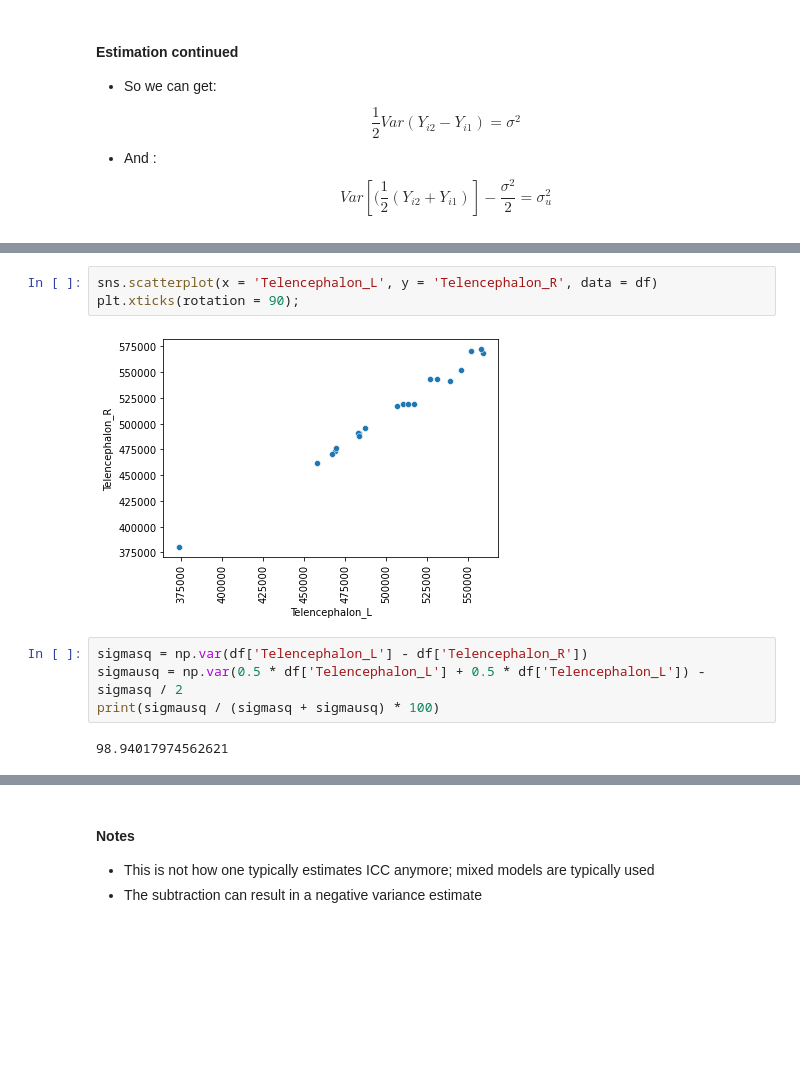
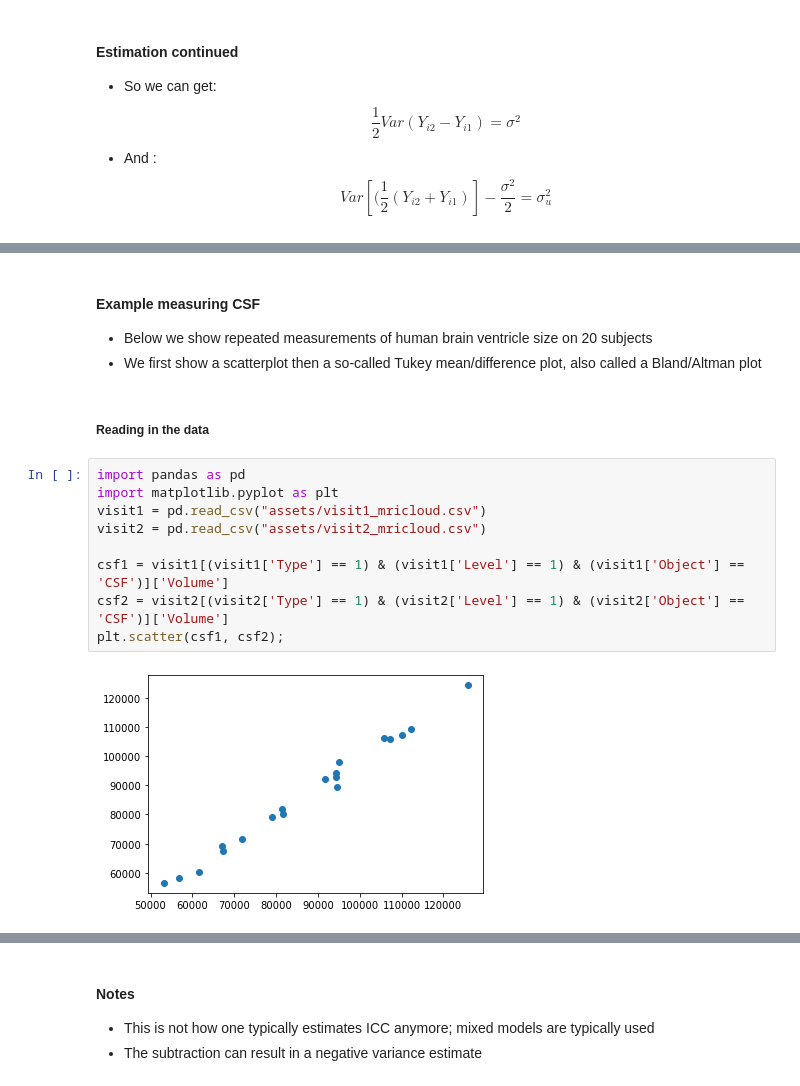
Before and after one commit to smart-stats/odsc_2023, a Jupyter notebook: part_2.ipynb, the cells around one changed output, grey strips where cells are left out. Cells and saved outputs as stored; diff of their text form; blank space fills up the shorter version.

```diff
--- a/part_2.ipynb
+++ b/part_2.ipynb
@@ -98,11 +78,18 @@ df.head(4)
-# %%
-sns.scatterplot(x = 'Telencephalon_L', y = 'Telencephalon_R', data = df)
-plt.xticks(rotation = 90);
-# %% [output]
-[figure, removed]
-# %%
-sigmasq = np.var(df['Telencephalon_L'] - df['Telencephalon_R'])
-sigmausq = np.var(0.5 * df['Telencephalon_L'] + 0.5 * df['Telencephalon_L']) - sigmasq / 2
-print(sigmausq / (sigmasq + sigmausq) * 100)
-# %% [output]
-98.94017974562621
+# %% [markdown]
+#### Example measuring CSF
+
++ Below we show repeated measurements of human brain ventricle size on 20 subjects
++ We first show a scatterplot then a so-called Tukey mean/difference plot, also called a Bland/Altman plot
+# %% [markdown]
+##### Reading in the data
+# %%
+import pandas as pd
+import matplotlib.pyplot as plt
+visit1 = pd.read_csv("assets/visit1_mricloud.csv")
+visit2 = pd.read_csv("assets/visit2_mricloud.csv")
+
+csf1 = visit1[(visit1['Type'] == 1) & (visit1['Level'] == 1) & (visit1['Object'] == 'CSF')]['Volume']
+csf2 = visit2[(visit2['Type'] == 1) & (visit2['Level'] == 1) & (visit2['Object'] == 'CSF')]['Volume']
+plt.scatter(csf1, csf2);
+# %% [output]
+[figure, added]
```
Also changed, not shown: parts of 7 cells of this notebook, 44 other files.
